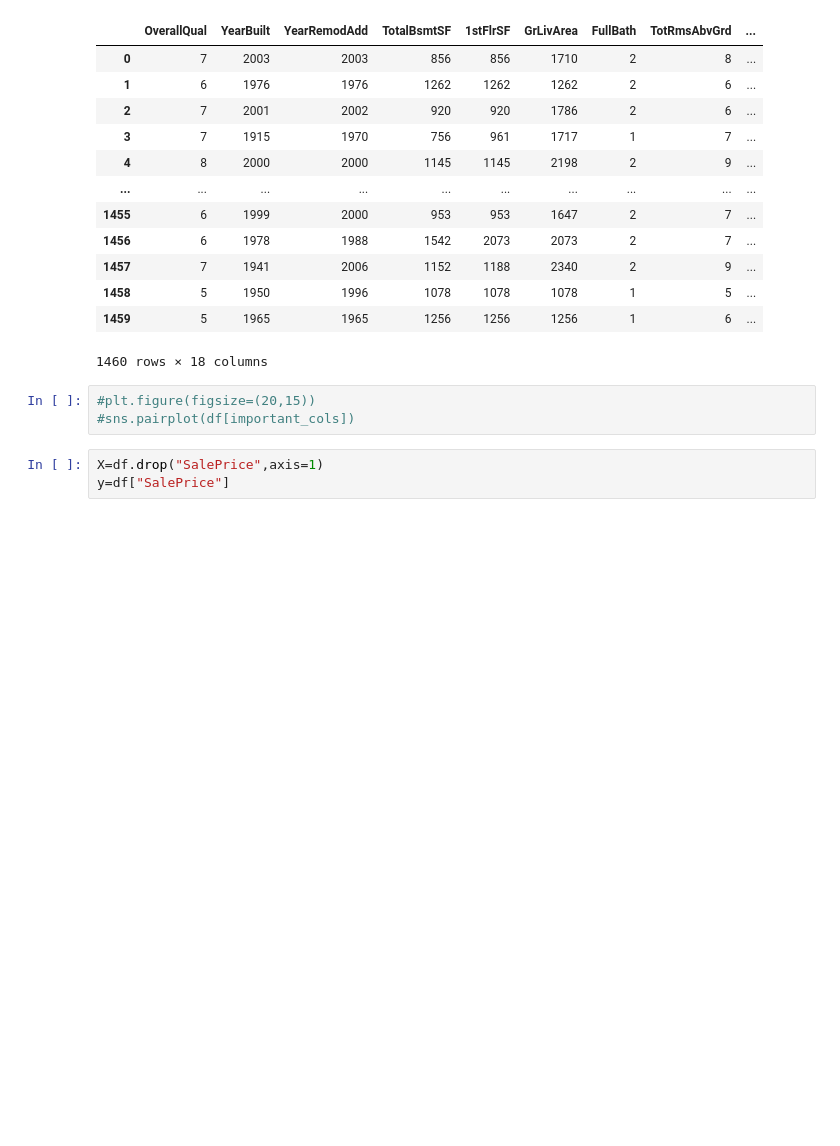
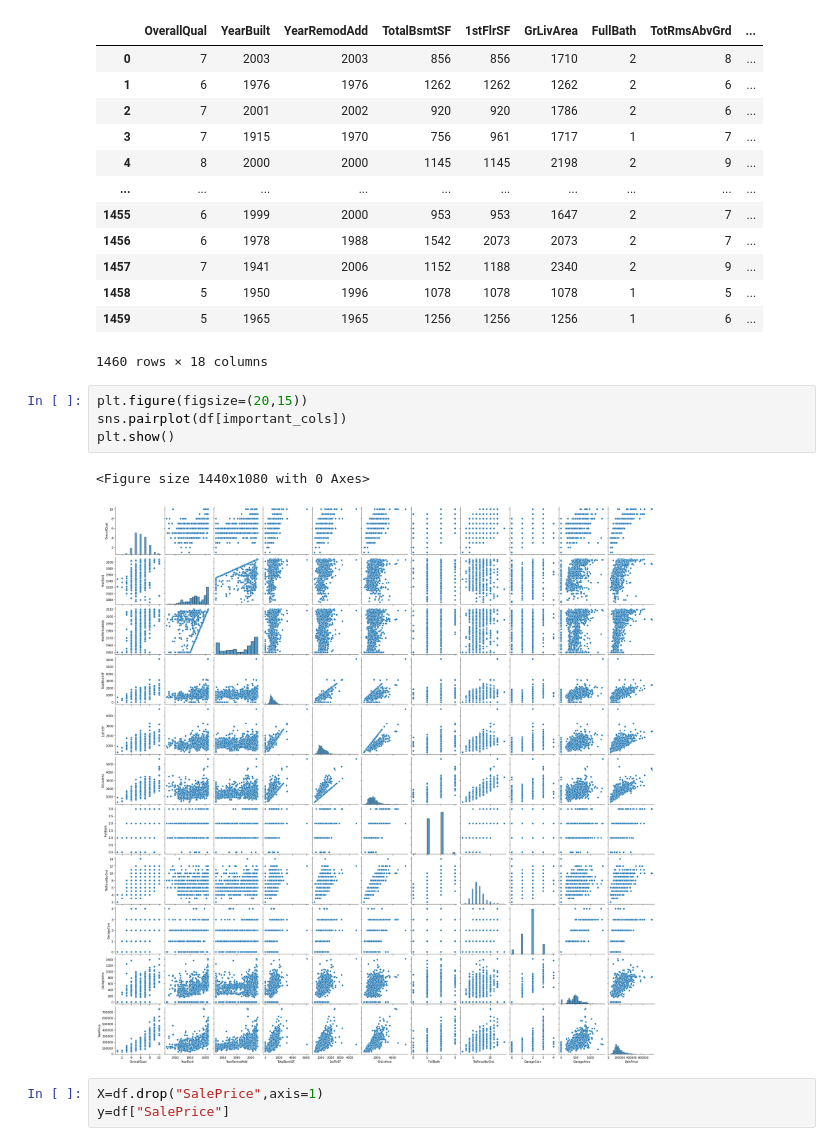
Before and after one commit to jarvis86/machine-learning, a Jupyter notebook: house-prices.ipynb, the cells around one changed output. Saved outputs shown, nothing was run; the diff lists cells and outputs as text; blank space fills up the shorter version.

```diff
--- a/house-prices.ipynb
+++ b/house-prices.ipynb
@@ -101,8 +103,12 @@ df
 | 1459 | 5 | 1965 | 1965 | 1256 | 1256 | 1256 | 1 | 6 | ... |
 1460 rows × 18 columns
 # %%
-#plt.figure(figsize=(20,15))
-#sns.pairplot(df[important_cols])
+plt.figure(figsize=(20,15))
+sns.pairplot(df[important_cols])
+plt.show()
+# %% [output]
+<Figure size 1440x1080 with 0 Axes>
+[figure, added]
 # %%
 X=df.drop("SalePrice",axis=1)
 y=df["SalePrice"]
```
Also changed, not shown: parts of 2 cells of this notebook.
